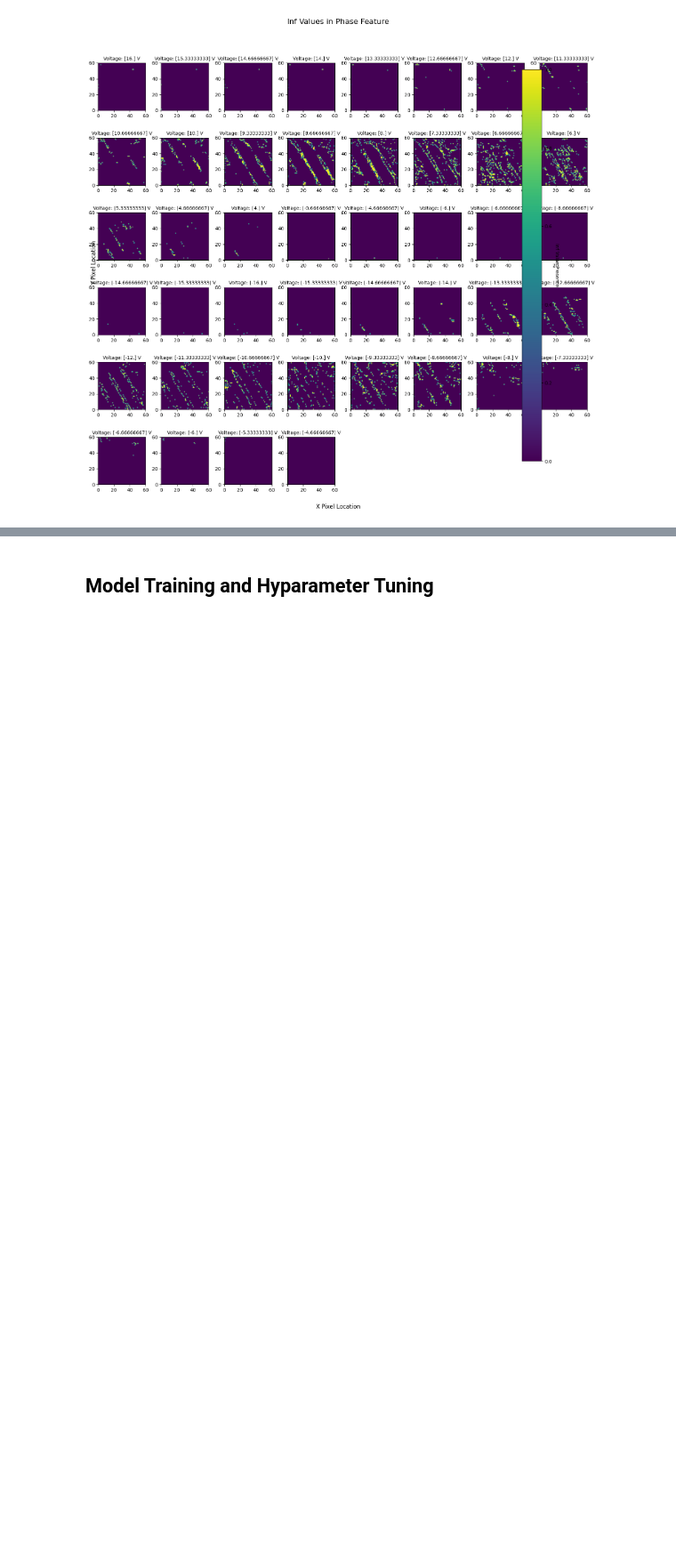
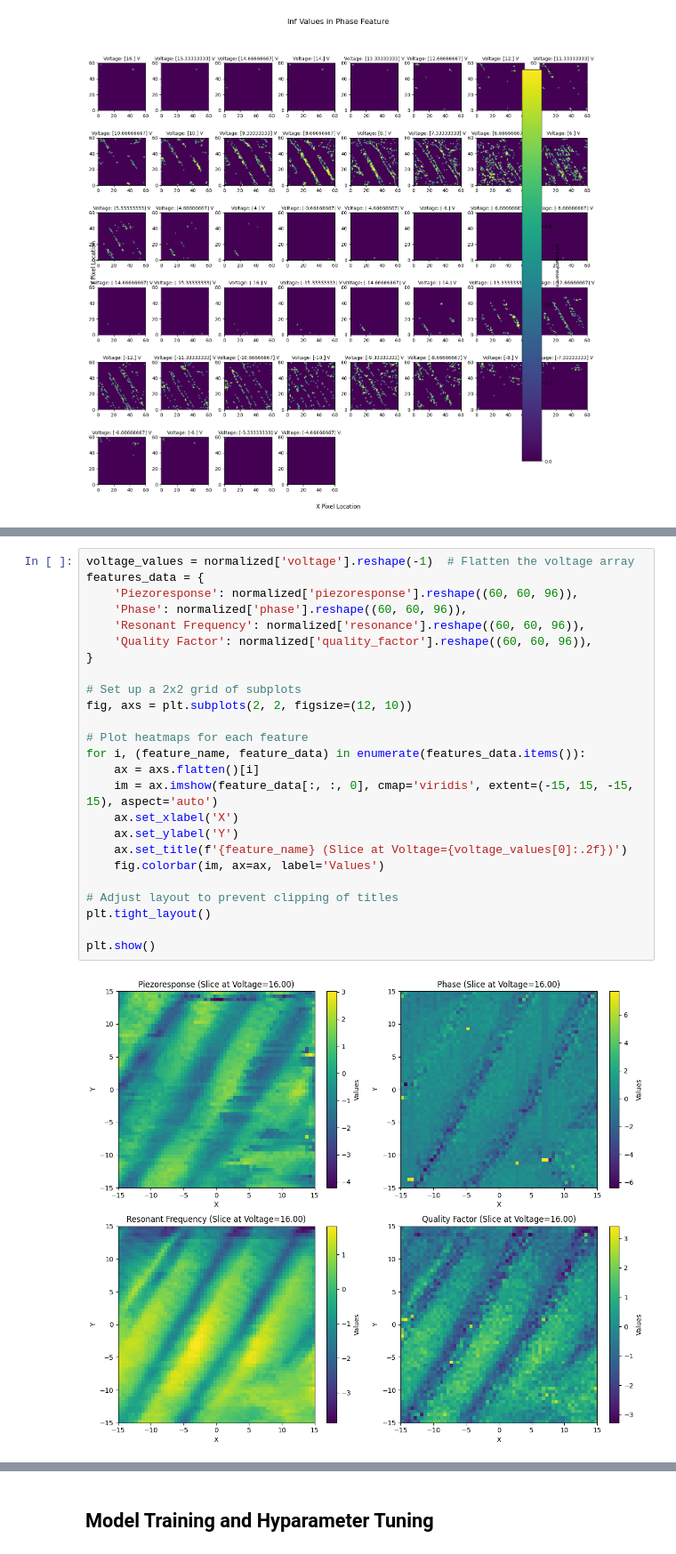
Before and after one commit to erinakin/BandExcitation_680TFinalProject, a Jupyter notebook: src/Machine_Learning.ipynb, the cells around one changed output, grey strips where cells are left out. Shown at 89% size. Saved outputs shown, nothing was run; the diff lists cells and outputs as text; blank space fills up the shorter version.

```diff
--- a/src/Machine_Learning.ipynb
+++ b/src/Machine_Learning.ipynb
@@ -525,0 +530,27 @@ Error:
+# %%
+voltage_values = normalized['voltage'].reshape(-1)  # Flatten the voltage array
+features_data = {
+    'Piezoresponse': normalized['piezoresponse'].reshape((60, 60, 96)),
+    'Phase': normalized['phase'].reshape((60, 60, 96)),
+    'Resonant Frequency': normalized['resonance'].reshape((60, 60, 96)),
+    'Quality Factor': normalized['quality_factor'].reshape((60, 60, 96)),
+}
+
+# Set up a 2x2 grid of subplots
+fig, axs = plt.subplots(2, 2, figsize=(12, 10))
+
+# Plot heatmaps for each feature
+for i, (feature_name, feature_data) in enumerate(features_data.items()):
+    ax = axs.flatten()[i]
+    im = ax.imshow(feature_data[:, :, 0], cmap='viridis', extent=(-15, 15, -15, 15), aspect='auto')
+    ax.set_xlabel('X')
+    ax.set_ylabel('Y')
+    ax.set_title(f'{feature_name} (Slice at Voltage={voltage_values[0]:.2f})')
+    fig.colorbar(im, ax=ax, label='Values')
+
+# Adjust layout to prevent clipping of titles
+plt.tight_layout()
+
+plt.show()
+# %% [output]
+[figure, added]
```
Also changed, not shown: parts of 17 cells of this notebook, 1 other file.
